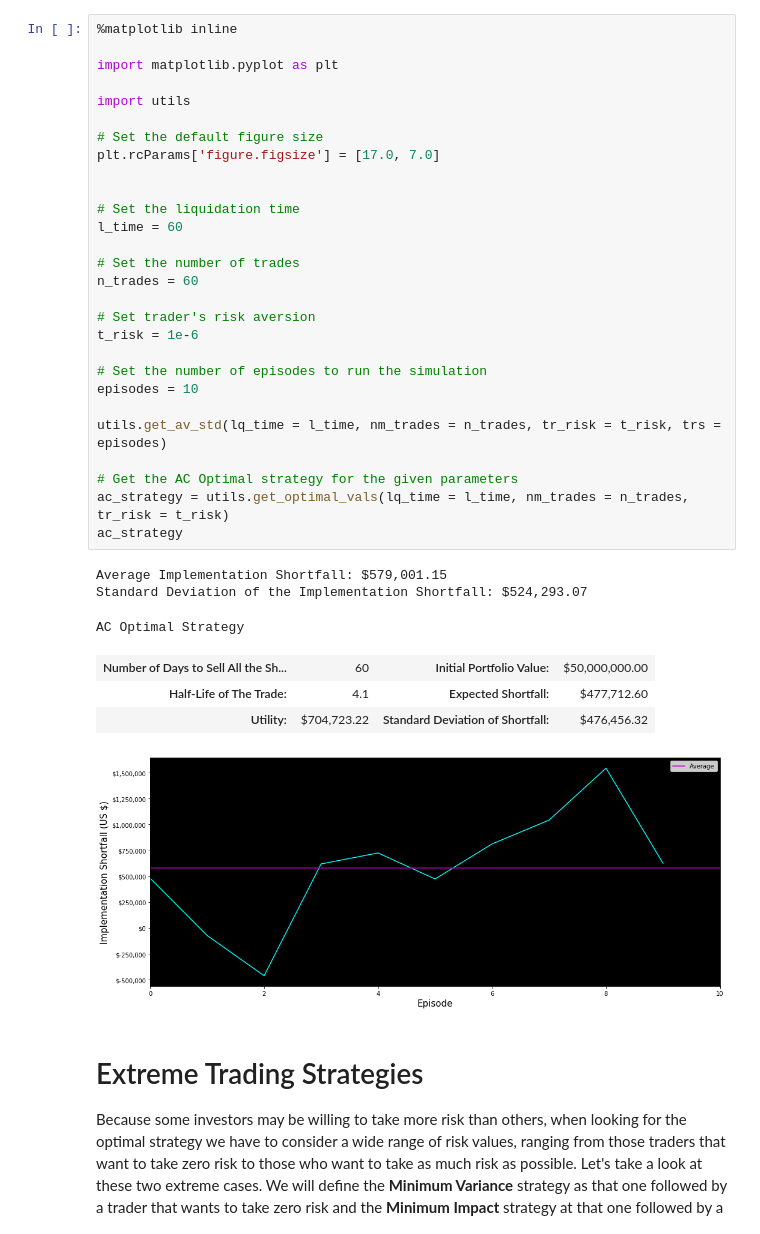
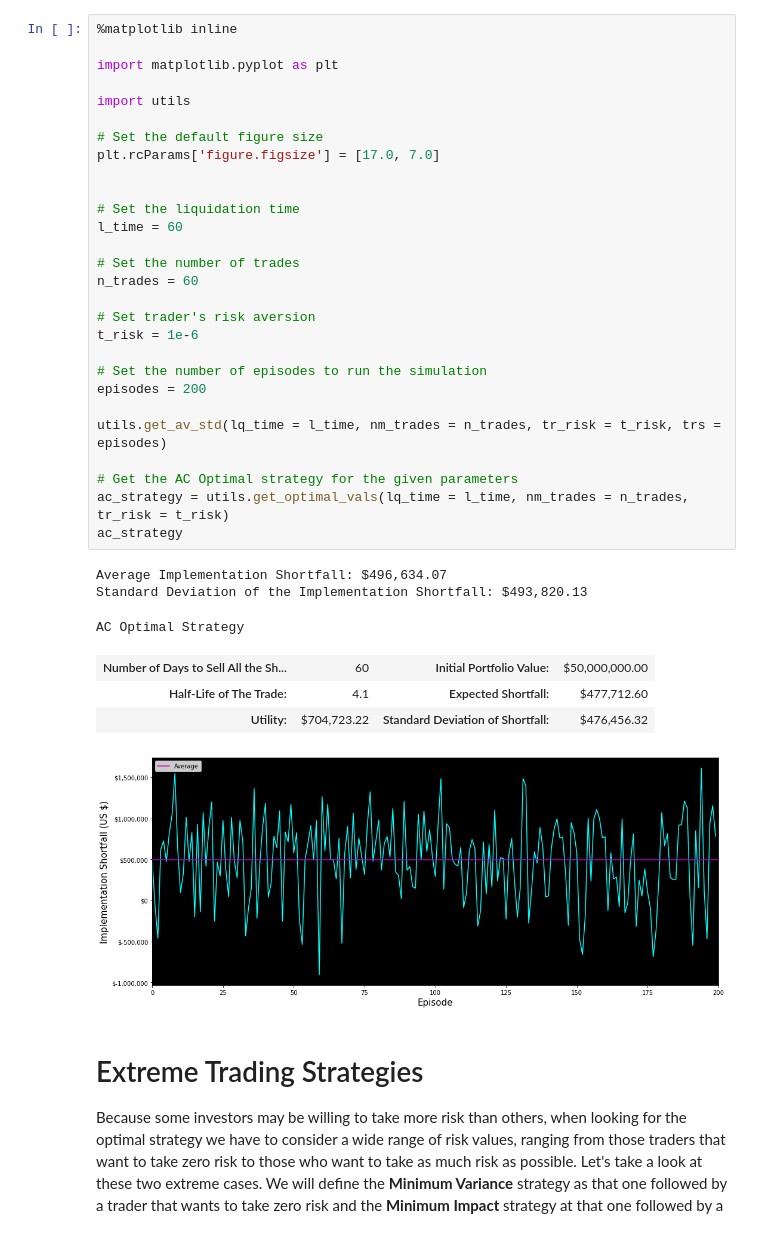
Before and after one commit to readerwei/udacity_DRL, a Jupyter notebook: finance2/Efficient Frontier.ipynb, the cells around one changed output. Drawn from its saved outputs; the diff is of its cells as text.

```diff
--- a/finance2/Efficient Frontier.ipynb
+++ b/finance2/Efficient Frontier.ipynb
@@ -25,37 +25,37 @@ To see this, in the code below we implement the same trade list on 50,000 tradin
 
 import matplotlib.pyplot as plt
 
 import utils
 
 # Set the default figure size
 plt.rcParams['figure.figsize'] = [17.0, 7.0]
 
 
 # Set the liquidation time
 l_time = 60
 
 # Set the number of trades
 n_trades = 60
 
 # Set trader's risk aversion
 t_risk = 1e-6
 
 # Set the number of episodes to run the simulation
-episodes = 10
+episodes = 200
 
 utils.get_av_std(lq_time = l_time, nm_trades = n_trades, tr_risk = t_risk, trs = episodes)
 
 # Get the AC Optimal strategy for the given parameters
 ac_strategy = utils.get_optimal_vals(lq_time = l_time, nm_trades = n_trades, tr_risk = t_risk)
 ac_strategy
 # %% [output]
-Average Implementation Shortfall: $579,001.15
-Standard Deviation of the Implementation Shortfall: $524,293.07
+Average Implementation Shortfall: $496,634.07
+Standard Deviation of the Implementation Shortfall: $493,820.13
 AC Optimal Strategy
 | Number of Days to Sell All the Sh... | 60 | Initial Portfolio Value: | $50,000,000.00 |
 | Half-Life of The Trade: | 4.1 | Expected Shortfall: | $477,712.60 |
 | Utility: | $704,723.22 | Standard Deviation of Shortfall: | $476,456.32 |
-[figure, old version]
+[figure, new version]
 # %% [markdown]
 # Extreme Trading Strategies
 
```
Also changed, not shown: 3 other files.
